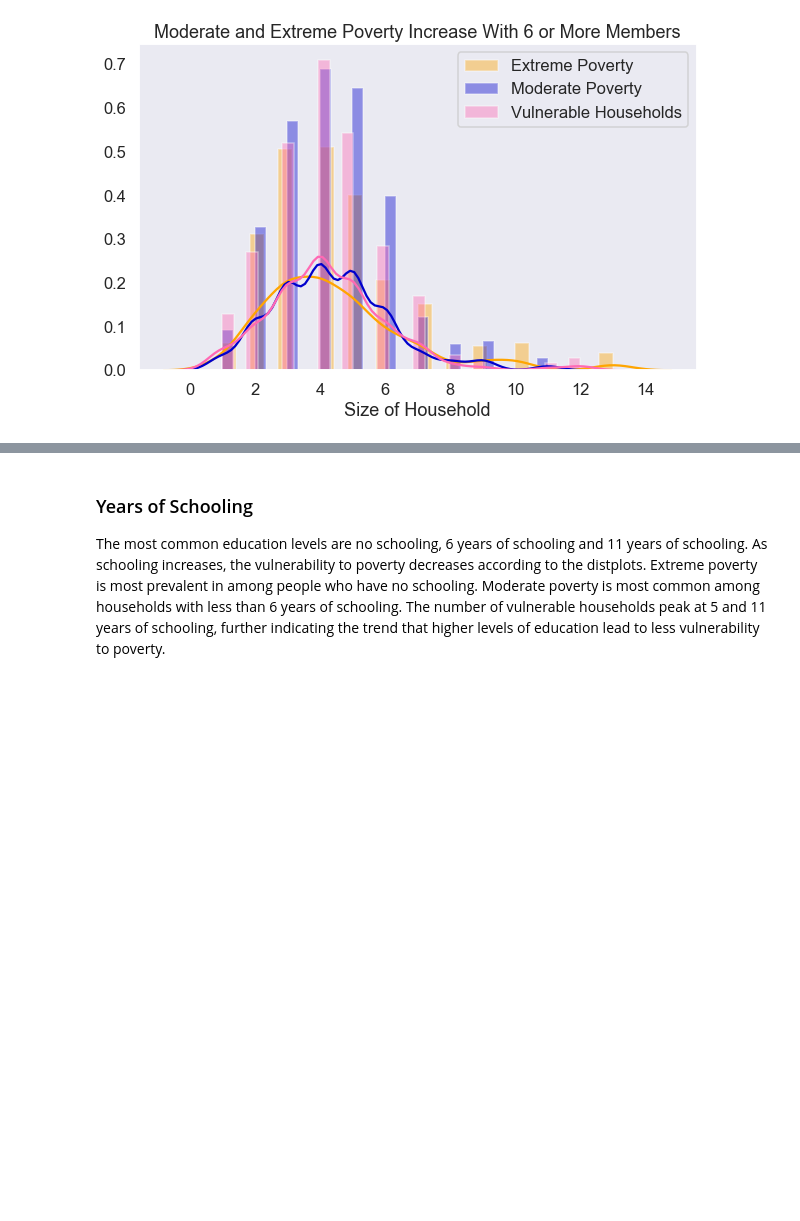
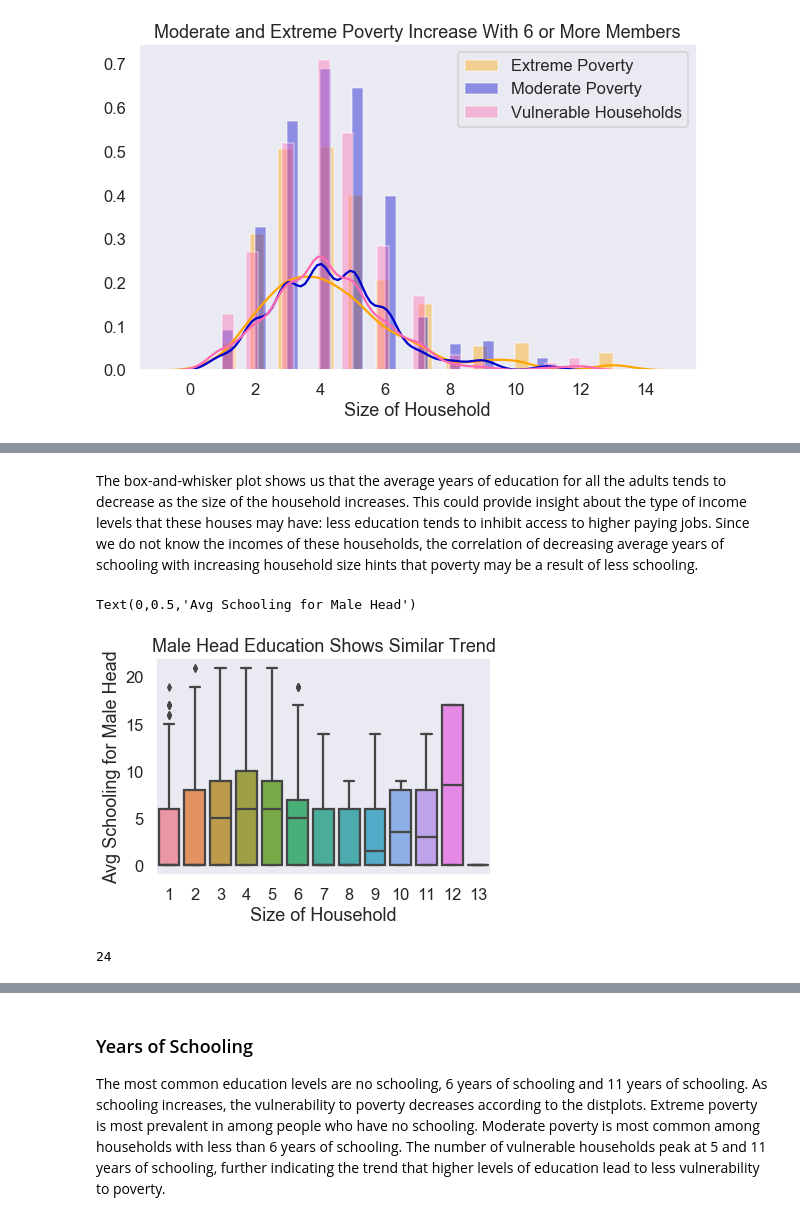
Before and after one commit to krishisharma45/capstone-project, a Jupyter notebook: capstone_data_wrangling.ipynb, the cells around one changed output, grey strips where cells are left out. Saved outputs shown, nothing was run; the diff lists cells and outputs as text; code cells hidden in the pictures; blank space fills up the shorter version.

```diff
--- a/capstone_data_wrangling.ipynb
+++ b/capstone_data_wrangling.ipynb
@@ -126,0 +138,16 @@ Text(0.5,0,'Size of Household')
+# %% [markdown]
+The box-and-whisker plot shows us that the average years of education for all the adults tends to decrease as the size of the household increases. This could provide insight about the type of income levels that these houses may have: less education tends to inhibit access to higher paying jobs. Since we do not know the incomes of these households, the correlation of decreasing average years of schooling with increasing household size hints that poverty may be a result of less schooling.
+# %%
+large_household = train[train['tamhog'] > 0]
+large_household['edjefe'] = pd.to_numeric(large_household['edjefe'], errors='coerce').fillna(0).astype(np.int64)
+sns.boxplot(large_household['tamhog'],large_household['edjefe'])
+plt.title('Male Head Education Shows Similar Trend')
+plt.xlabel('Size of Household')
+plt.ylabel('Avg Schooling for Male Head')
+# %% [output]
+Text(0,0.5,'Avg Schooling for Male Head')
+[figure, added]
+# %%
+len(train[train['tamhog'] == 12])
+# %% [output]
+24
```
Also changed, not shown: parts of 31 cells of this notebook.
